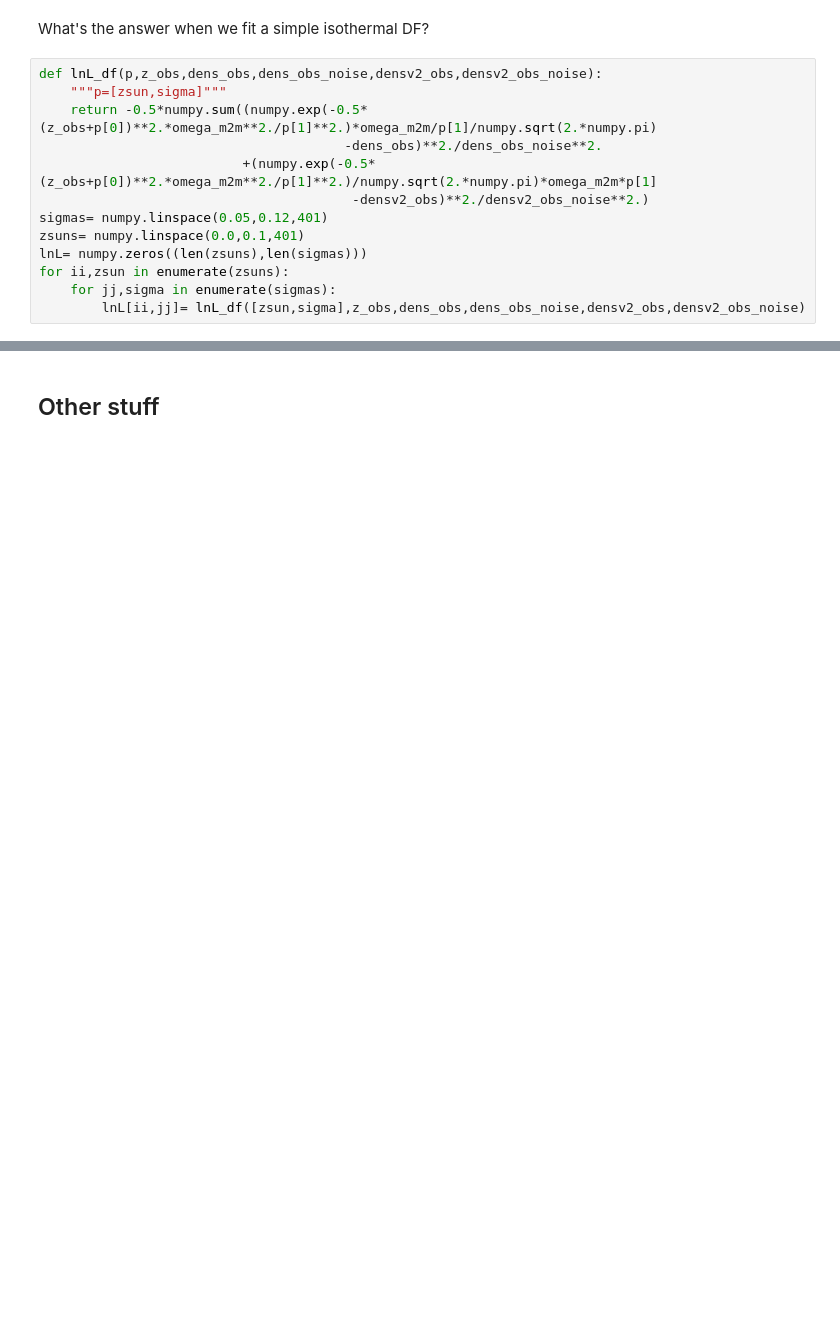
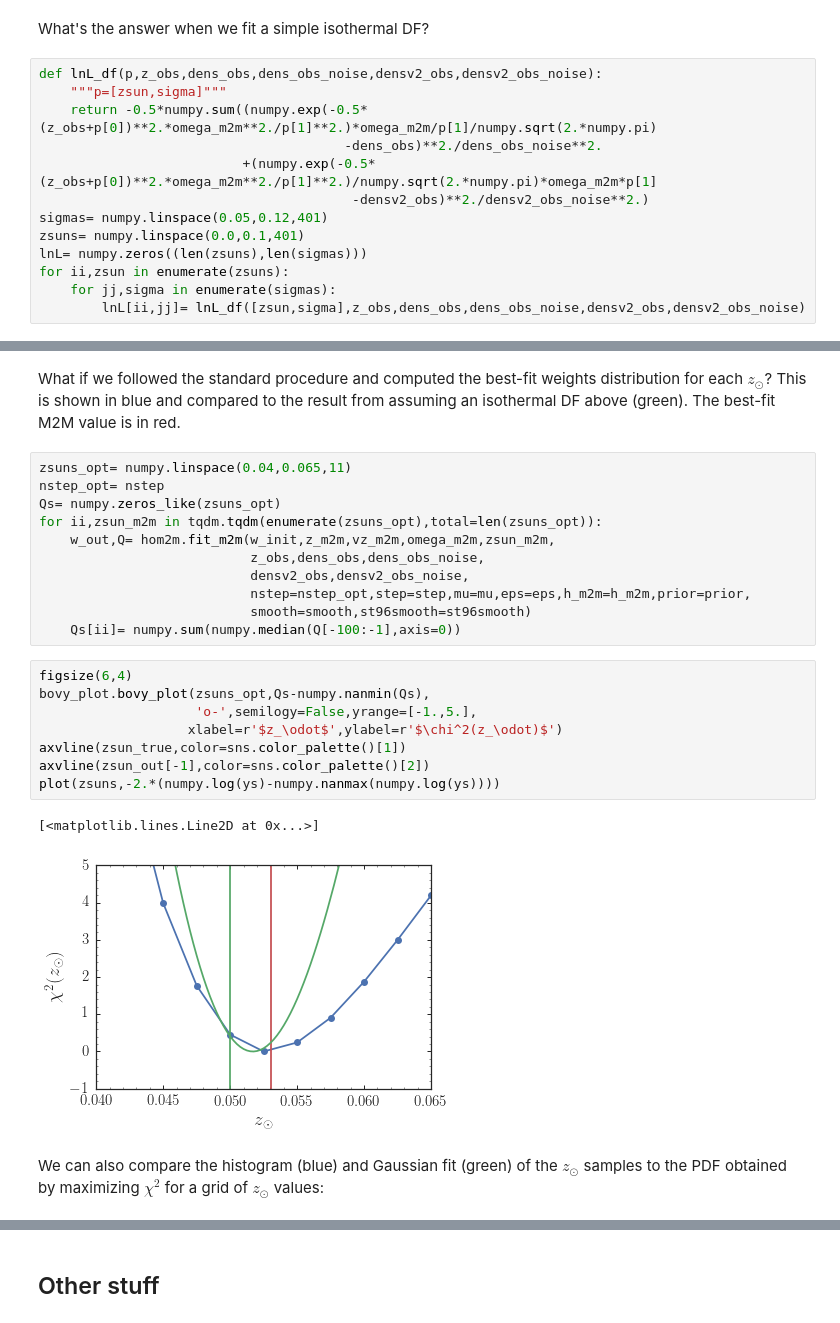
Before and after one commit to jobovy/simple-m2m, a Jupyter notebook: py/HOM2M.ipynb, the cells around one changed output, grey strips where cells are left out. Drawn from its saved outputs; the diff is of its cells as text; blank space fills up the shorter version.

```diff
--- a/py/HOM2M.ipynb
+++ b/py/HOM2M.ipynb
@@ -830,3 +855,29 @@ bovy_plot.bovy_plot(zsuns,numpy.log(ys),
 # %% [output]
 [<matplotlib.lines.Line2D at 0x...>]
 [figure]
+# %% [markdown]
+What if we followed the standard procedure and computed the best-fit weights distribution for each $z_\odot$? This is shown in blue and compared to the result from assuming an isothermal DF above (green). The best-fit M2M value is in red.
+# %%
+zsuns_opt= numpy.linspace(0.04,0.065,11)
+nstep_opt= nstep
+Qs= numpy.zeros_like(zsuns_opt)
+for ii,zsun_m2m in tqdm.tqdm(enumerate(zsuns_opt),total=len(zsuns_opt)):
+    w_out,Q= hom2m.fit_m2m(w_init,z_m2m,vz_m2m,omega_m2m,zsun_m2m,
+                           z_obs,dens_obs,dens_obs_noise,
+                           densv2_obs,densv2_obs_noise,
+                           nstep=nstep_opt,step=step,mu=mu,eps=eps,h_m2m=h_m2m,prior=prior,
+                           smooth=smooth,st96smooth=st96smooth)
+    Qs[ii]= numpy.sum(numpy.median(Q[-100:-1],axis=0))
+# %%
+figsize(6,4)
+bovy_plot.bovy_plot(zsuns_opt,Qs-numpy.nanmin(Qs),
+                    'o-',semilogy=False,yrange=[-1.,5.],
+                   xlabel=r'$z_\odot$',ylabel=r'$\chi^2(z_\odot)$')
+axvline(zsun_true,color=sns.color_palette()[1])
+axvline(zsun_out[-1],color=sns.color_palette()[2])
+plot(zsuns,-2.*(numpy.log(ys)-numpy.nanmax(numpy.log(ys))))
+# %% [output]
+[<matplotlib.lines.Line2D at 0x...>]
+[figure, added]
+# %% [markdown]
+We can also compare the histogram (blue) and Gaussian fit (green) of the $z_\odot$ samples to the PDF obtained by maximizing $\chi^2$ for a grid of $z_\odot$ values:
```
Also changed, not shown: parts of 33 cells of this notebook.
